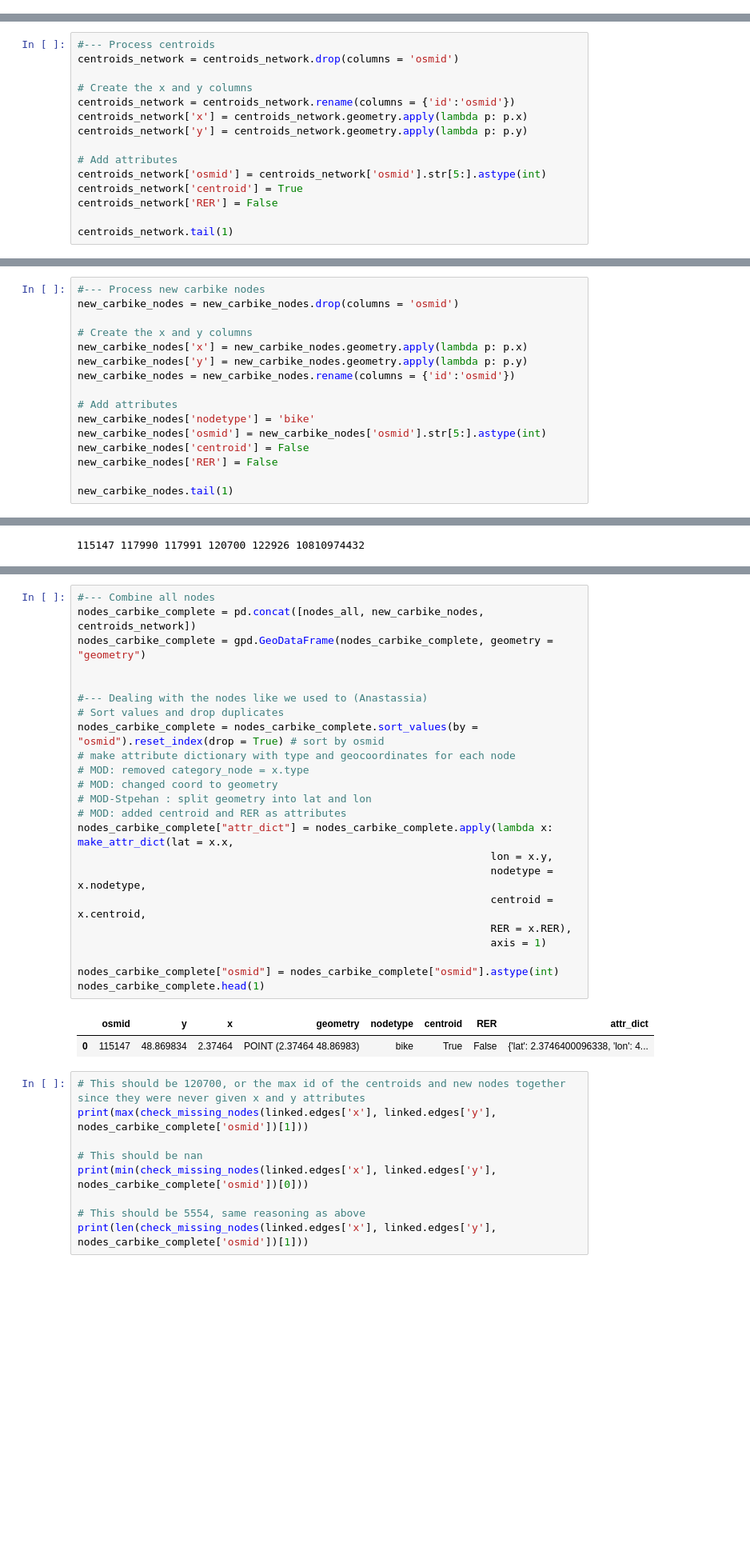
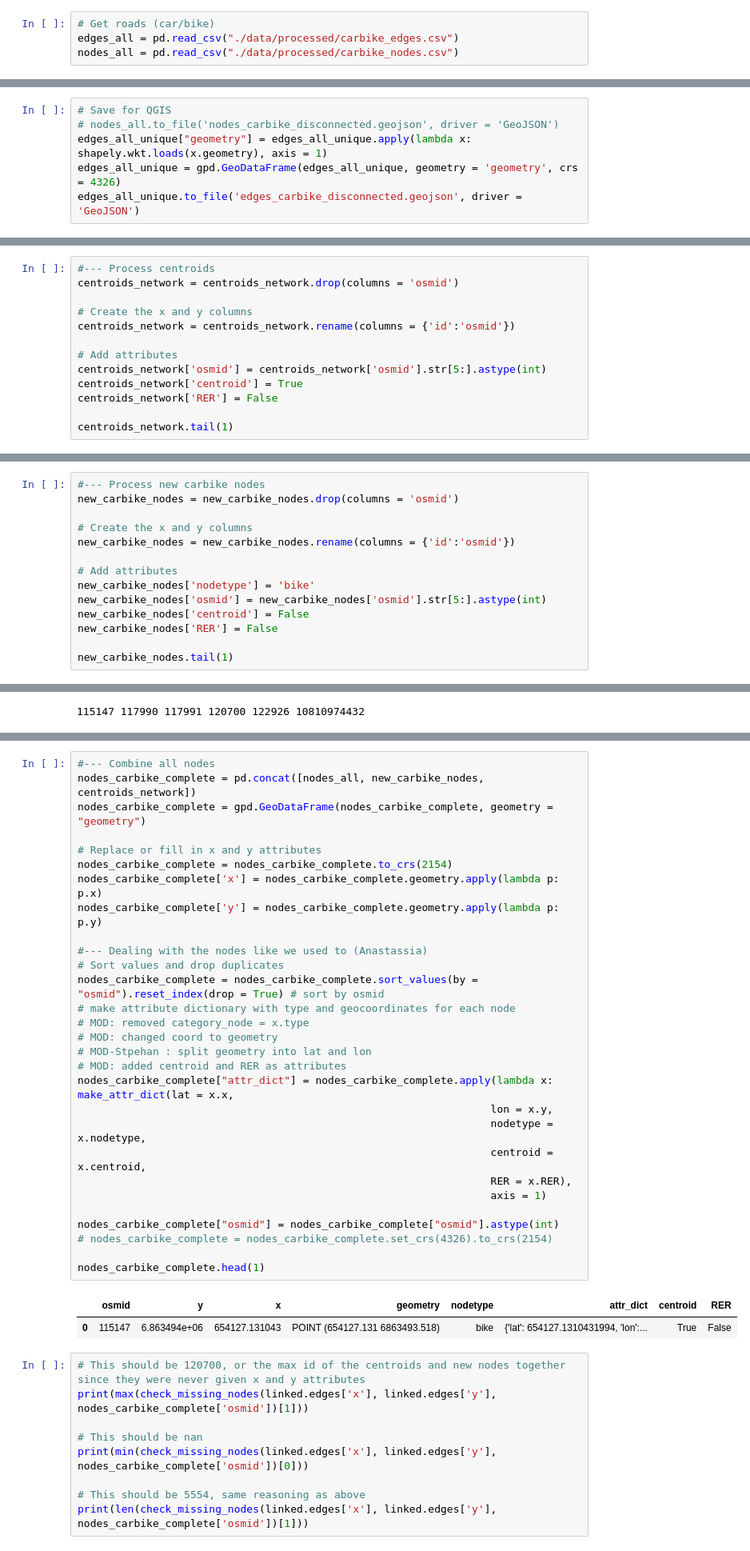
Before and after one commit to AurianeTec/Thesis, a Jupyter notebook: create_final_network.ipynb, the cells around one changed output, grey strips where cells are left out. Shown: that part at 80% size. Drawn from its saved outputs; the diff is of its cells as text; blank space fills up the shorter version.

```diff
--- a/create_final_network.ipynb
+++ b/create_final_network.ipynb
@@ -76,3 +72,7 @@ nodes_all = pd.read_csv("./data/processed/carbike_nodes.csv")
+# %%
+# Get roads (car/bike)
+edges_all = pd.read_csv("./data/processed/carbike_edges.csv")
+nodes_all = pd.read_csv("./data/processed/carbike_nodes.csv")
 # %%
 # Part of Anastassia's pre-process for nodes
 # Creating the column "nodetype"
@@ -130,3 +231,9 @@ check_missing_nodes(edges_all_unique['x'], edges_all_unique['y'], nodes_all['osm
+# %%
+# Save for QGIS
+# nodes_all.to_file('nodes_carbike_disconnected.geojson', driver = 'GeoJSON')
+edges_all_unique["geometry"] = edges_all_unique.apply(lambda x: shapely.wkt.loads(x.geometry), axis = 1)
+edges_all_unique = gpd.GeoDataFrame(edges_all_unique, geometry = 'geometry', crs = 4326)
+edges_all_unique.to_file('edges_carbike_disconnected.geojson', driver = 'GeoJSON')
 # %%
 # # Plot
 # ax = plt.axes()
@@ -216,8 +323,6 @@ centroids_network = centroids_network.drop(columns = 'osmid')
 
 # Create the x and y columns
 centroids_network = centroids_network.rename(columns = {'id':'osmid'})
-centroids_network['x'] = centroids_network.geometry.apply(lambda p: p.x)
-centroids_network['y'] = centroids_network.geometry.apply(lambda p: p.y)
 
 # Add attributes
 centroids_network['osmid'] = centroids_network['osmid'].str[5:].astype(int)
@@ -233,8 +338,6 @@ centroids_network.tail(1)
 new_carbike_nodes = new_carbike_nodes.drop(columns = 'osmid')
 
 # Create the x and y columns
-new_carbike_nodes['x'] = new_carbike_nodes.geometry.apply(lambda p: p.x)
-new_carbike_nodes['y'] = new_carbike_nodes.geometry.apply(lambda p: p.y)
 new_carbike_nodes = new_carbike_nodes.rename(columns = {'id':'osmid'})
 
 # Add attributes
@@ -277,29 +380,35 @@ nodes_all.head(1)
 # %%
 #--- Combine all nodes
 nodes_carbike_complete = pd.concat([nodes_all, new_carbike_nodes, centroids_network])
 nodes_carbike_complete = gpd.GeoDataFrame(nodes_carbike_complete, geometry = "geometry")
 
+# Replace or fill in x and y attributes
+nodes_carbike_complete = nodes_carbike_complete.to_crs(2154)
+nodes_carbike_complete['x'] = nodes_carbike_complete.geometry.apply(lambda p: p.x)
+nodes_carbike_complete['y'] = nodes_carbike_complete.geometry.apply(lambda p: p.y)
 
 #--- Dealing with the nodes like we used to (Anastassia)
 # Sort values and drop duplicates
 nodes_carbike_complete = nodes_carbike_complete.sort_values(by = "osmid").reset_index(drop = True) # sort by osmid
 # make attribute dictionary with type and geocoordinates for each node
 # MOD: removed category_node = x.type
 # MOD: changed coord to geometry
 # MOD-Stpehan : split geometry into lat and lon
 # MOD: added centroid and RER as attributes
 nodes_carbike_complete["attr_dict"] = nodes_carbike_complete.apply(lambda x: make_attr_dict(lat = x.x,
                                                                   lon = x.y,
                                                                   nodetype = x.nodetype,
                                                                   centroid = x.centroid,
                                                                   RER = x.RER),
                                                                   axis = 1)
 
 nodes_carbike_complete["osmid"] = nodes_carbike_complete["osmid"].astype(int)
+# nodes_carbike_complete = nodes_carbike_complete.set_crs(4326).to_crs(2154)
+
 nodes_carbike_complete.head(1)
 # %% [output]
-|  | osmid | y | x | geometry | nodetype | centroid | RER | attr_dict |
-| 0 | 115147 | 48.869834 | 2.37464 | POINT (2.37464 48.86983) | bike | True | False | {'lat': 2.3746400096338, 'lon': 4... |
+|  | osmid | y | x | geometry | nodetype | attr_dict | centroid | RER |
+| 0 | 115147 | 6.863494e+06 | 654127.131043 | POINT (654127.131 6863493.518) | bike | {'lat': 654127.1310431994, 'lon':... | True | False |
 # %%
 # This should be 120700, or the max id of the centroids and new nodes together since they were never given x and y attributes
 print(max(check_missing_nodes(linked.edges['x'], linked.edges['y'], nodes_carbike_complete['osmid'])[1]))
```
Also changed, not shown: parts of 29 cells of this notebook, 41 other files.
